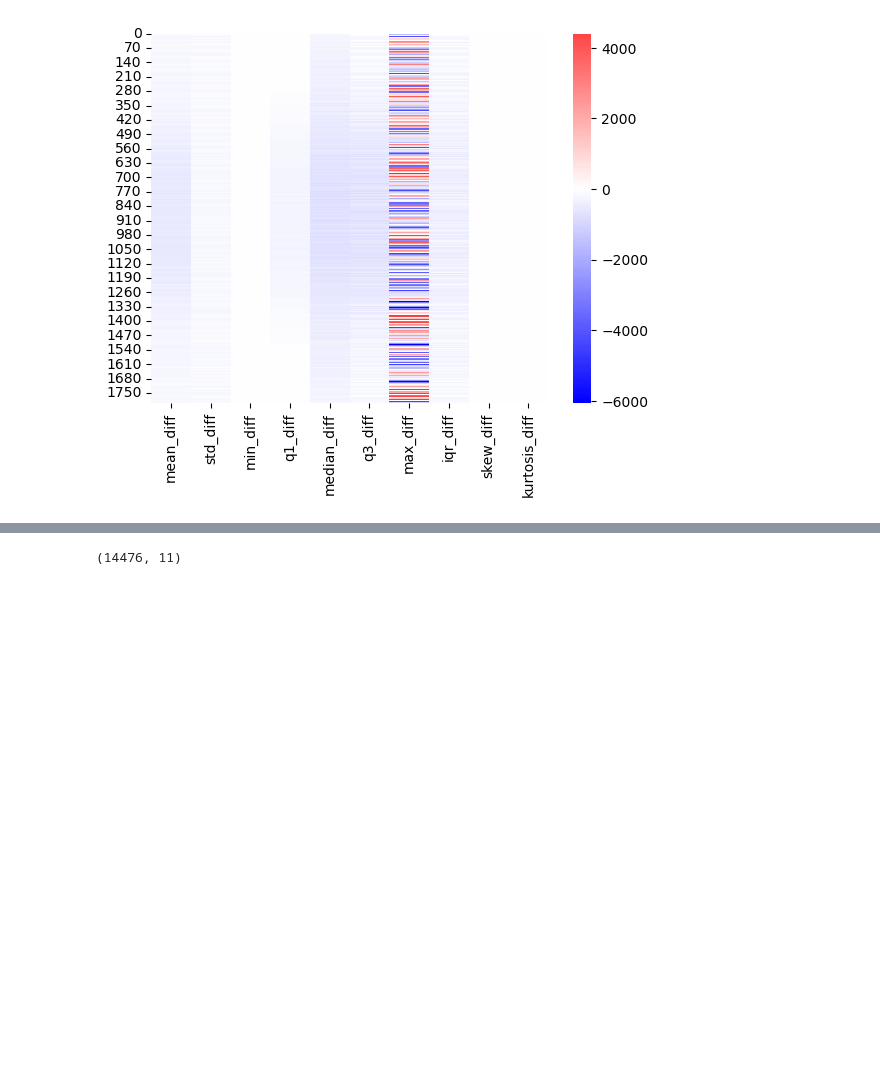
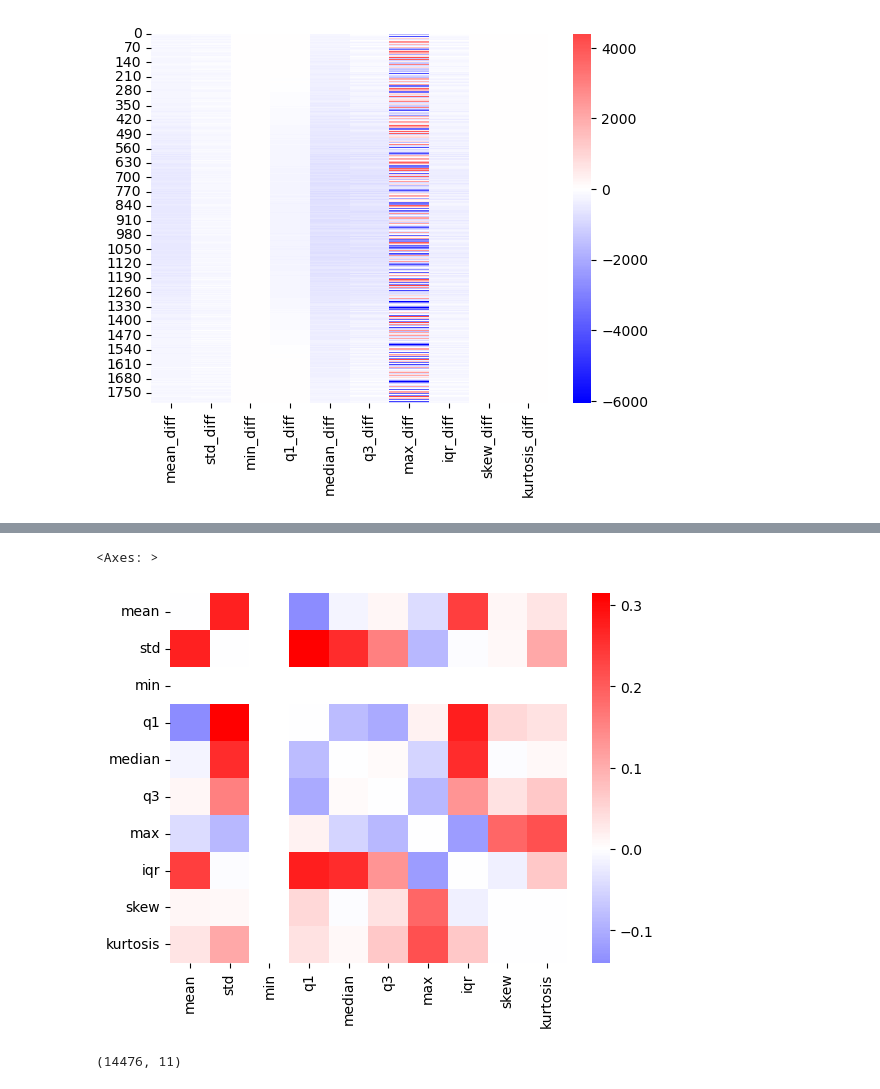
Before and after one commit to ThGreatExplorer/NOVA, a Jupyter notebook: small_dset_eda.ipynb, the cells around one changed output, grey strips where cells are left out. Drawn from its saved outputs; the diff is of its cells as text; code cells hidden in the pictures; blank space fills up the shorter version.

```diff
--- a/small_dset_eda.ipynb
+++ b/small_dset_eda.ipynb
@@ -369 +379,6 @@ p_row_stats.shape, bh_row_stats.shape
+# %%
+sns.heatmap(p_row_corr - bh_row_corr, cmap="bwr", center=0)
+# %% [output]
+<Axes: >
+[figure, added]
 # %%
```
Also changed, not shown: parts of 20 cells of this notebook, 2 other files.
